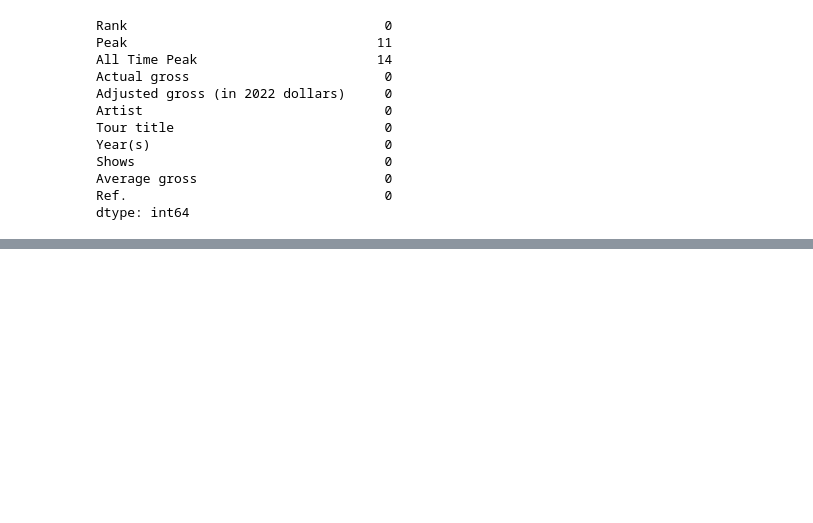
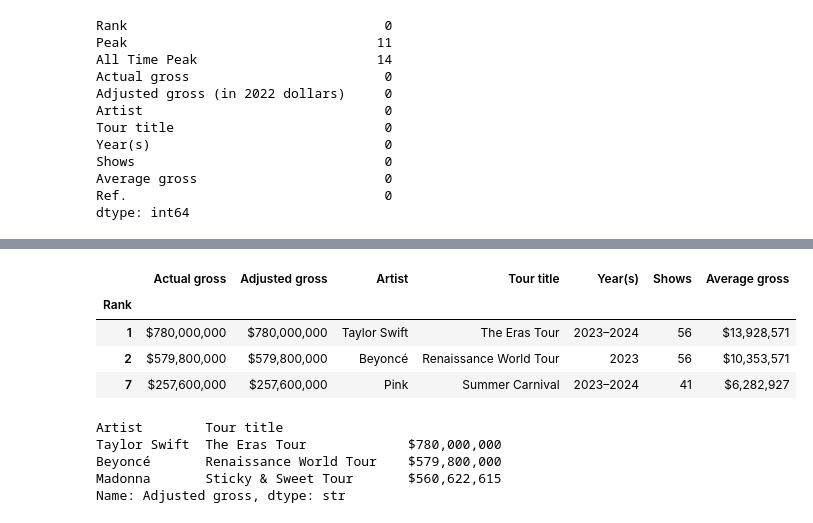
Before and after one commit to aayushmanz/Python-For-Data-Science, a Jupyter notebook: Pandas in Python/Practice in pandas/Practice_8_Dirty_data.ipynb, the cells around one changed output, grey strips where cells are left out. Drawn from its saved outputs; the diff is of its cells as text; code cells hidden in the pictures; blank space fills up the shorter version.

```diff
--- a/Pandas in Python/Practice in pandas/Practice_8_Dirty_data.ipynb
+++ b/Pandas in Python/Practice in pandas/Practice_8_Dirty_data.ipynb
@@ -165,3 +165,11 @@ df
 | 18 | $169,800,000 | $207,046,755 | Madonna | Rebel Heart Tour | 2015–2016 | 82 | $2,070,732 |
 | 19 | $167,700,000 | $204,486,106 | Adele | Adele Live | 2016–2017 | 121 | $1,385,950 |
 | 20 | $150,000,000 | $185,423,109 | Taylor Swift | The Red Tour | 2013–2014 | 86 | $1,744,186 |
+# %%
+# ok so that's clear that all the values of the adjusted gross is greater and sometimes equals to actual.
+
+df = df.rename(columns={
+    'Adjusted\xa0gross (in 2022 dollars)' : 'Adjusted gross'
+})
+
+df['Actual gross']<=df['Adjusted gross']
@@ -167,0 +194,22 @@ df
+# %%
+# only in this tour we have equal for adjust and actual gross.
+
+df[df['Adjusted gross']==df['Actual gross']]
+# %% [output]
+|  | Actual gross | Adjusted gross | Artist | Tour title | Year(s) | Shows | Average gross |
+| Rank |  |  |  |  |  |  |  |
+| 1 | $780,000,000 | $780,000,000 | Taylor Swift | The Eras Tour | 2023–2024 | 56 | $13,928,571 |
+| 2 | $579,800,000 | $579,800,000 | Beyoncé | Renaissance World Tour | 2023 | 56 | $10,353,571 |
+| 7 | $257,600,000 | $257,600,000 | Pink | Summer Carnival | 2023–2024 | 41 | $6,282,927 |
+# %%
+# these are our top 3
+
+df.groupby(['Artist','Tour title'])['Adjusted gross'].max().sort_values(ascending=False).head(3)
+
+    # the max gross is taylor swift.
+# %% [output]
+Artist        Tour title
+Taylor Swift  The Eras Tour             $780,000,000
+Beyoncé       Renaissance World Tour    $579,800,000
+Madonna       Sticky & Sweet Tour       $560,622,615
+Name: Adjusted gross, dtype: str
```
Also changed, not shown: parts of 2 cells of this notebook.
